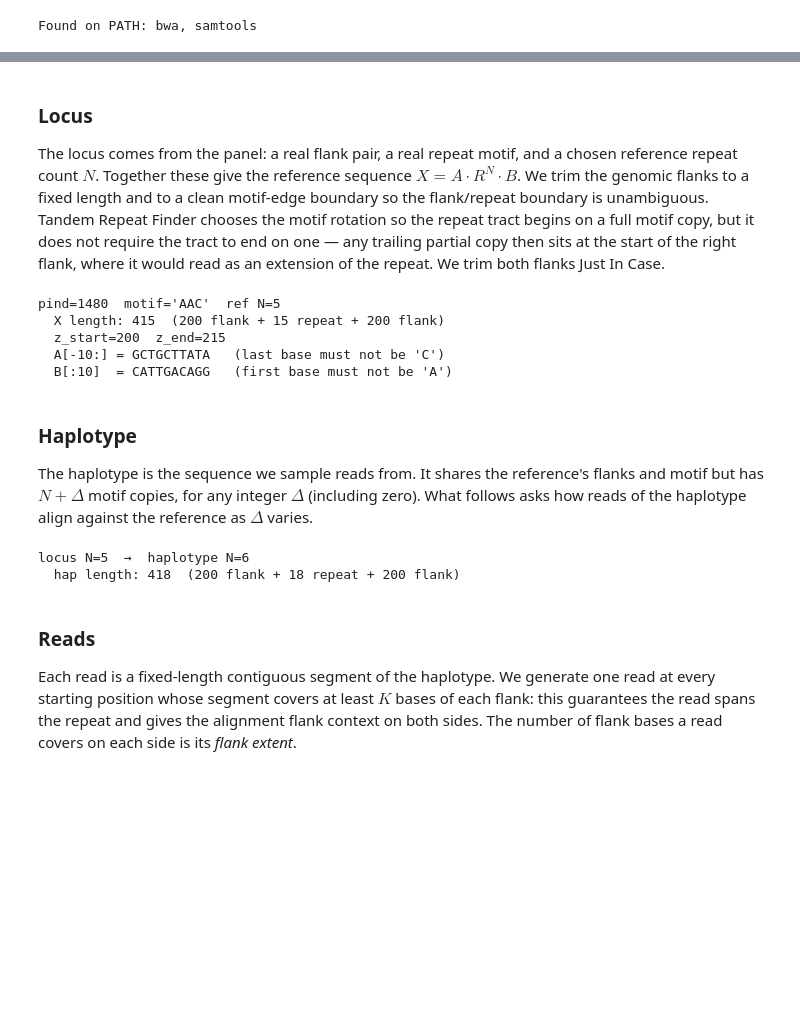
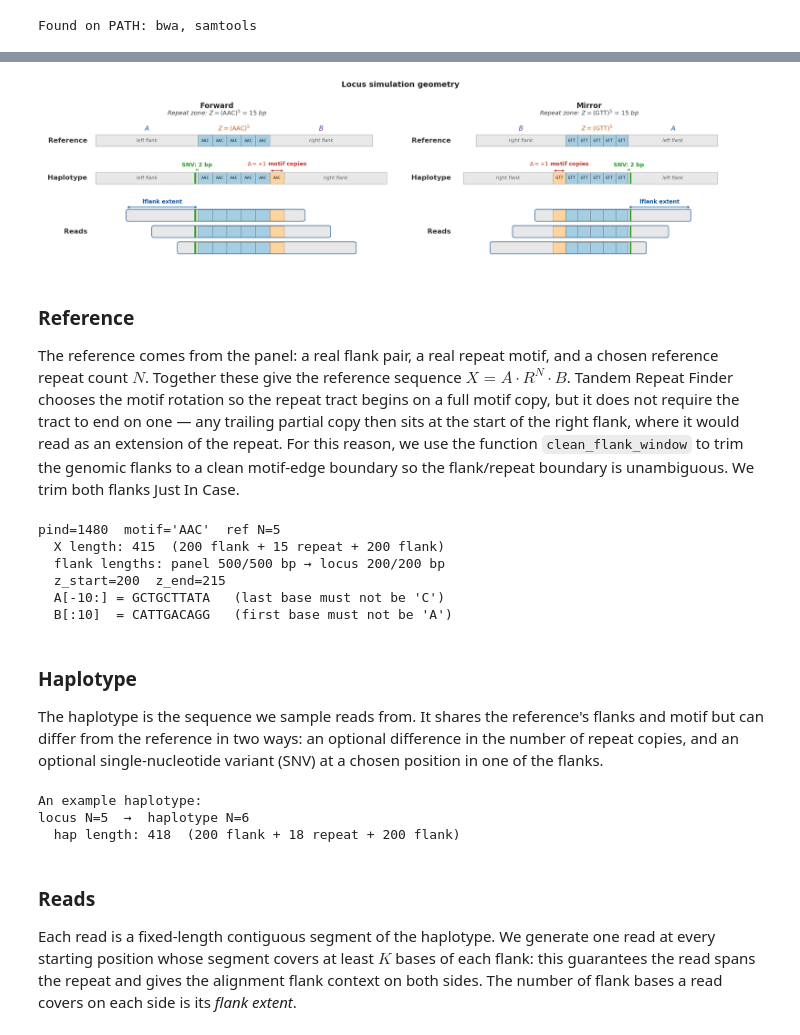
Before and after one commit to nwflex/nwflex, a Jupyter notebook: notebooks/07_NWflex_BWA_Comparison.ipynb, the cells around one changed output, grey strips where cells are left out. Drawn from its saved outputs; the diff is of its cells as text; code cells hidden in the pictures; blank space fills up the shorter version.

```diff
--- a/notebooks/07_NWflex_BWA_Comparison.ipynb
+++ b/notebooks/07_NWflex_BWA_Comparison.ipynb
@@ -122,7 +160,26 @@ We construct the simulation in three stages: locus, haplotype, reads.
+# %%
+fig, axes = plt.subplots(1, 2, figsize=(24, 6))
+for ax, mirror in zip(axes, [False, True]):
+    plot_layout_schematic(
+        motif="AAC",
+        ref_n=5,
+        delta_example=+1,
+        snv={"offset_from_boundary": 2},
+        suptitle="Forward" if not mirror else "Mirror",
+        flanks_aligned=False,
+        mirror=mirror,
+        ax=ax,
+
+    )
+fig.suptitle("Locus simulation geometry",
+             fontsize=18, fontweight="bold", color="#222222", y=0.995)
+fig.tight_layout(rect=(0, 0, 1, 0.97), w_pad=2)
+# %% [output]
+[figure, added]
 # %% [markdown]
-### Locus
+### Reference
 
-The locus comes from the panel: a real flank pair, a real repeat motif, and a chosen reference repeat count $N$. Together these give the reference sequence $X = A \cdot R^N \cdot B$. We trim the genomic flanks to a fixed length and to a clean motif-edge boundary so the flank/repeat boundary is unambiguous. Tandem Repeat Finder chooses the motif rotation so the repeat tract begins on a full motif copy, but it does not require the tract to end on one — any trailing partial copy then sits at the start of the right flank, where it would read as an extension of the repeat. We trim both flanks Just In Case.
+The reference comes from the panel: a real flank pair, a real repeat motif, and a chosen reference repeat count $N$. Together these give the reference sequence $X = A \cdot R^N \cdot B$. Tandem Repeat Finder chooses the motif rotation so the repeat tract begins on a full motif copy, but it does not require the tract to end on one — any trailing partial copy then sits at the start of the right flank, where it would read as an extension of the repeat. For this reason, we use the function `clean_flank_window` to trim the genomic flanks to a clean motif-edge boundary so the flank/repeat boundary is unambiguous. We trim both flanks Just In Case.
 # %%
 LOCUS_FLANK_LEN = 200
 
@@ -140,28 +197,32 @@ locus = build_locus_from_panel(
 
 print(f"pind={row['pind']}  motif={locus.R!r}  ref N={locus.N}")
 print(f"  X length: {locus.n}  ({len(locus.A)} flank + {locus.k * locus.N} repeat + {len(locus.B)} flank)")
+print(f"  flank lengths: panel {len(row['lflank'])}/{len(row['rflank'])} bp → locus {len(locus.A)}/{len(locus.B)} bp")
 print(f"  z_start={locus.s}  z_end={locus.e}")
 print(f"  A[-10:] = {locus.A[-10:]}   (last base must not be {locus.R[-1]!r})")
 print(f"  B[:10]  = {locus.B[:10]}   (first base must not be {locus.R[0]!r})")
 # %% [output]
 pind=1480  motif='AAC'  ref N=5
   X length: 415  (200 flank + 15 repeat + 200 flank)
+  flank lengths: panel 500/500 bp → locus 200/200 bp
   z_start=200  z_end=215
   A[-10:] = GCTGCTTATA   (last base must not be 'C')
   B[:10]  = CATTGACAGG   (first base must not be 'A')
 # %% [markdown]
 ### Haplotype
 
-The haplotype is the sequence we sample reads from. It shares the reference's flanks and motif but has $N + \Delta$ motif copies, for any integer $\Delta$ (including zero). What follows asks how reads of the haplotype align against the reference as $\Delta$ varies.
+The haplotype is the sequence we sample reads from. It shares the reference's flanks and motif but can differ from the reference in two ways: an optional difference in the number of repeat copies, and an optional single-nucleotide variant (SNV) at a chosen position in one of the flanks.
 # %%
 DELTA = 1  # haplotype has one extra repeat copy vs the locus
 
 hap = build_haplotype(locus, delta=DELTA)
 rflank_len = len(hap.sequence) - hap.flank_len - hap.body_len
 
+print("An example haplotype:")
 print(f"locus N={locus.N}  →  haplotype N={locus.N + DELTA}")
 print(f"  hap length: {len(hap.sequence)}  ({hap.flank_len} flank + {hap.body_len} repeat + {rflank_len} flank)")
 # %% [output]
+An example haplotype:
 locus N=5  →  haplotype N=6
   hap length: 418  (200 flank + 18 repeat + 200 flank)
 # %% [markdown]
```
Also changed, not shown: parts of 27 cells of this notebook, 3 other files.
